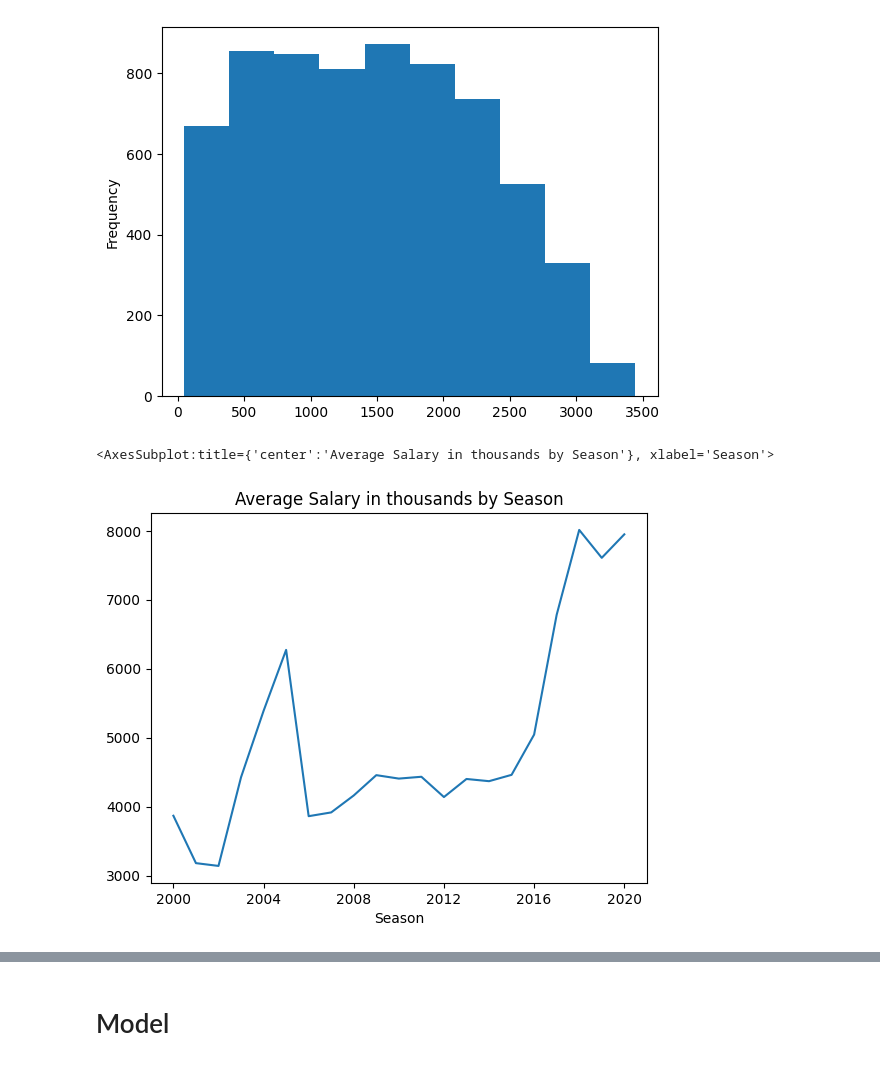
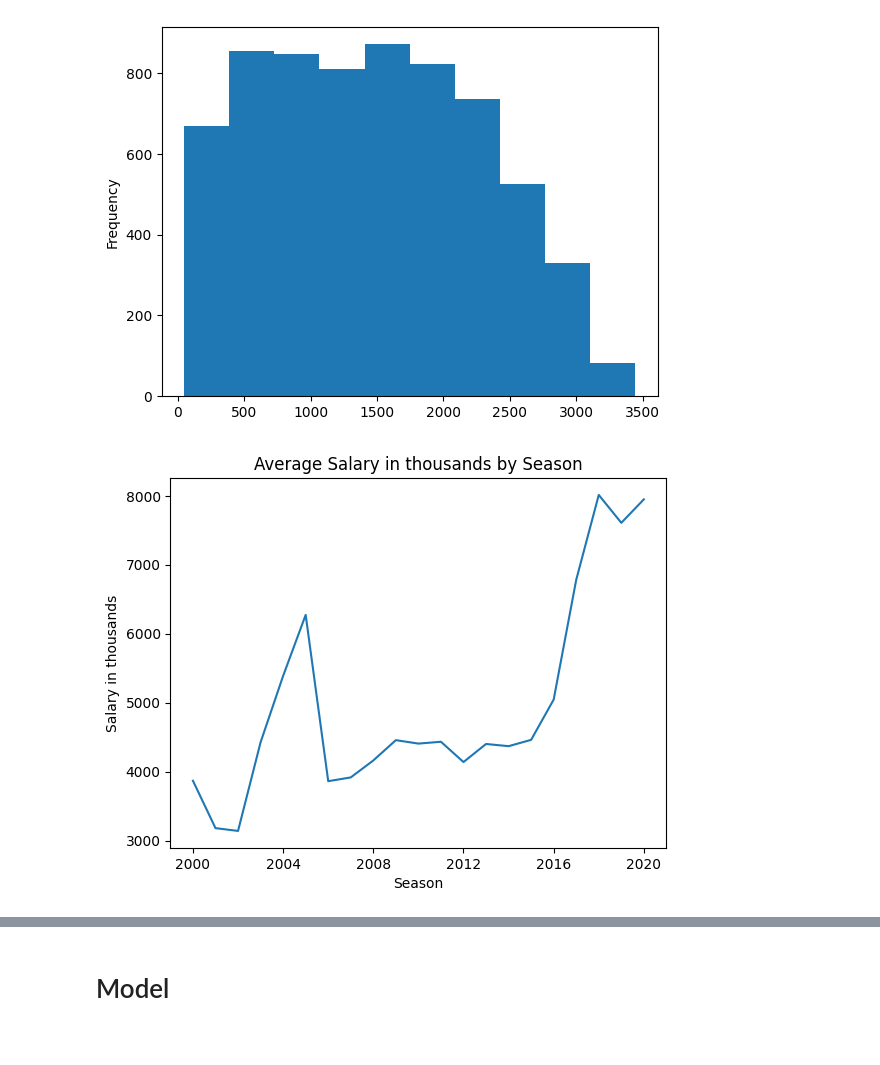
Before and after one commit to weiyueli7/NBA-3Pointers, a Jupyter notebook: new_data.ipynb, the cells around one changed output, grey strips where cells are left out. Cells and saved outputs as stored; diff of their text form; code cells hidden in the pictures.

```diff
--- a/new_data.ipynb
+++ b/new_data.ipynb
@@ -253,8 +253,9 @@ df['MP'].plot(kind='hist')
 [figure]
 # %%
 df.groupby('Season').mean()['salary'].plot(kind='line', xticks=range(2000, 2021, 4), title="Average Salary in thousands by Season")
+plt.ylabel('Salary in thousands')
+plt.show()
 # %% [output]
-<AxesSubplot:title={'center':'Average Salary in thousands by Season'}, xlabel='Season'>
-[figure, old version]
+[figure, new version]
 # %%
 df.groupby('Season').mean()['3PA'].plot(kind='line', title="Average Three-Point Attempts by Season")
```
Also changed, not shown: parts of 6 cells of this notebook.
